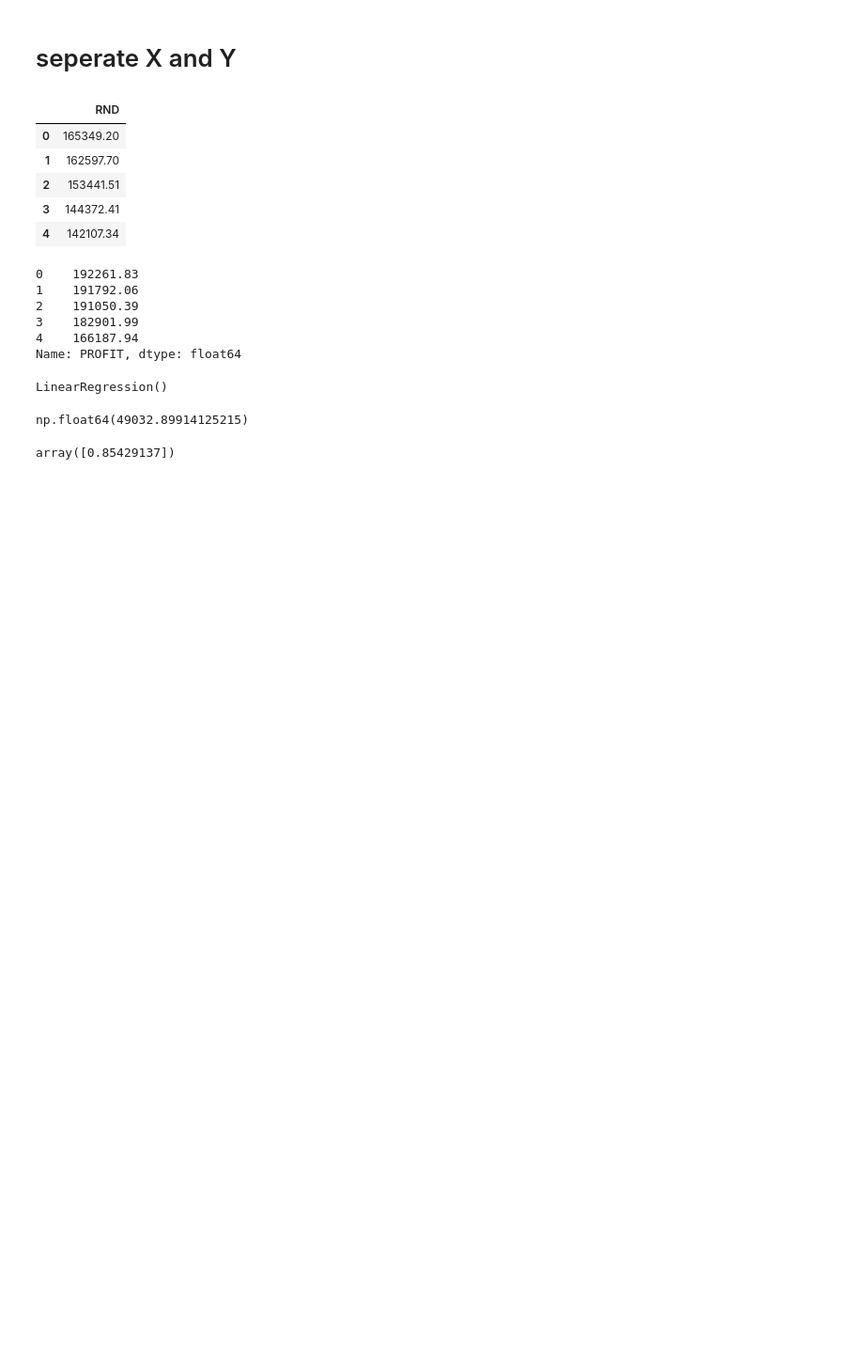
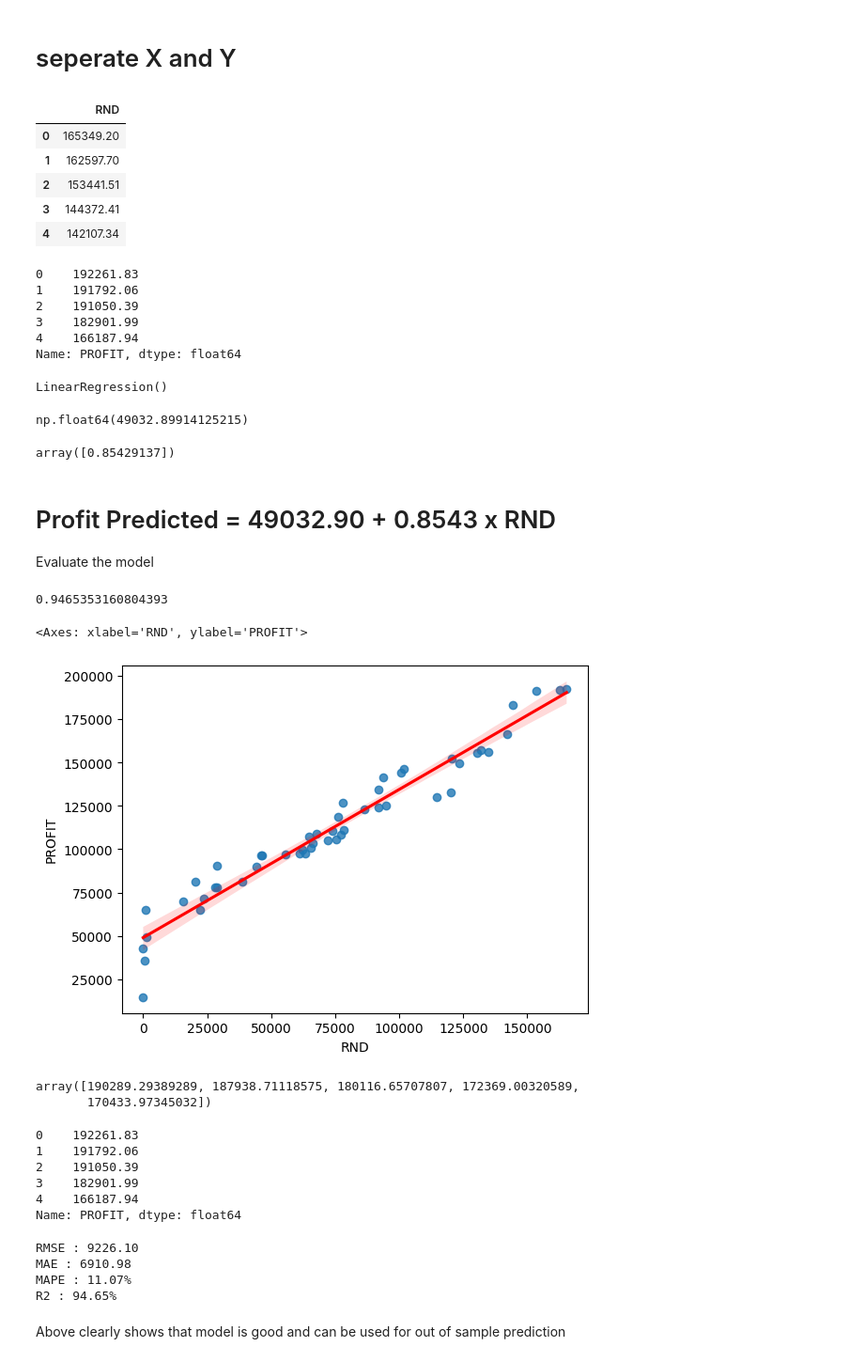
Before and after one commit to dhanashreeh2025-crypto/machine_learning, a Jupyter notebook: 01_Linear Regression/reg.ipynb, the cells around one changed output. Shown: that part at 94% size. Cells and saved outputs as stored; diff of their text form; code cells hidden in the pictures; blank space fills up the shorter version.

```diff
--- a/01_Linear Regression/reg.ipynb
+++ b/01_Linear Regression/reg.ipynb
@@ -172,0 +151,29 @@ array([0.85429137])
+# %% [markdown]
+# Profit Predicted =  49032.90 + 0.8543 x RND
+Evaluate the model
+# %%
+# R2 score on data
+model1.score(X, Y)
+# %% [output]
+0.9465353160804393
+# %%
+sns.regplot(data=df, x="RND", y="PROFIT", line_kws={"color": "red"})
+# %% [output]
+<Axes: xlabel='RND', ylabel='PROFIT'>
+[figure, added]
+# %%
+# Predictions given by straight line
+preds = model1.predict(X)
+preds[0:5]
+# %% [output]
+array([190289.29389289, 187938.71118575, 180116.65707807, 172369.00320589,
+       170433.97345032])
+# %%
+Y.head()
+# %% [output]
+0    192261.83
+1    191792.06
+2    191050.39
+3    182901.99
+4    166187.94
+Name: PROFIT, dtype: float64
@@ -172,0 +202,9 @@ array([0.85429137])
+# %%
+evaluate_model(model1, X, Y)
+# %% [output]
+RMSE : 9226.10
+MAE : 6910.98
+MAPE : 11.07%
+R2 : 94.65%
+# %% [markdown]
+Above clearly shows that model is good and can be used for out of sample prediction
```
Also changed, not shown: parts of 25 cells of this notebook, 30 other files.
